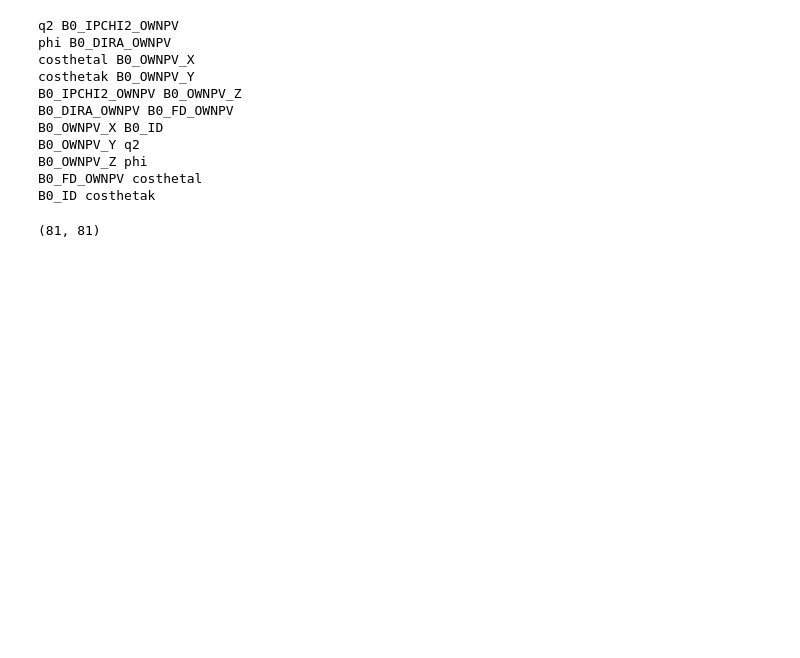
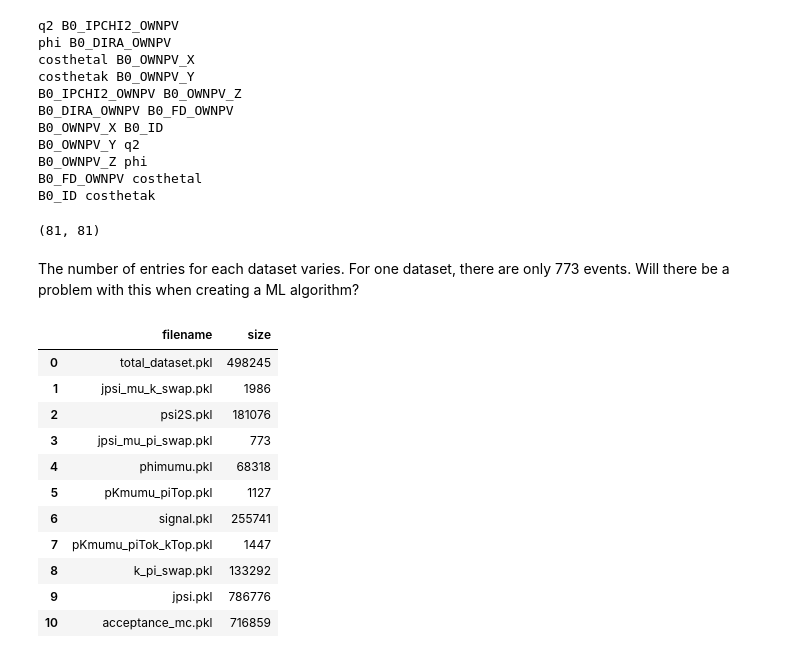
Before and after one commit to virajbpatel/TBPS, a Jupyter notebook: eda.ipynb, the cells around one changed output. Drawn from its saved outputs; the diff is of its cells as text; code cells hidden in the pictures; blank space fills up the shorter version.

Commit message:
Add info on dataset sizes

```diff
--- a/eda.ipynb
+++ b/eda.ipynb
@@ -14,0 +16,7 @@ import pandas as pd
+# %%
+files = []
+for file in os.listdir('data/'):
+    if file.endswith('.pkl'):
+        files.append(file)
+
+print(files, len(files))
@@ -150,3 +160,24 @@ B0_ID costhetak
 cols.size, total.columns.size
 # %% [output]
 (81, 81)
+# %% [markdown]
+The number of entries for each dataset varies. For one dataset, there are only 773 events. Will there be a problem with this when creating a ML algorithm?
+# %%
+summary = pd.DataFrame(columns=['filename', 'size'])
+for file in files:
+    df = pd.read_pickle('data/' + file)
+    summary = summary.append({'filename': file, 'size':len(df)}, ignore_index=True)
+summary
+# %% [output]
+|  | filename | size |
+| 0 | total_dataset.pkl | 498245 |
+| 1 | jpsi_mu_k_swap.pkl | 1986 |
+| 2 | psi2S.pkl | 181076 |
+| 3 | jpsi_mu_pi_swap.pkl | 773 |
+| 4 | phimumu.pkl | 68318 |
+| 5 | pKmumu_piTop.pkl | 1127 |
+| 6 | signal.pkl | 255741 |
+| 7 | pKmumu_piTok_kTop.pkl | 1447 |
+| 8 | k_pi_swap.pkl | 133292 |
+| 9 | jpsi.pkl | 786776 |
+| 10 | acceptance_mc.pkl | 716859 |
```
Also changed, not shown: parts of 2 cells of this notebook.
